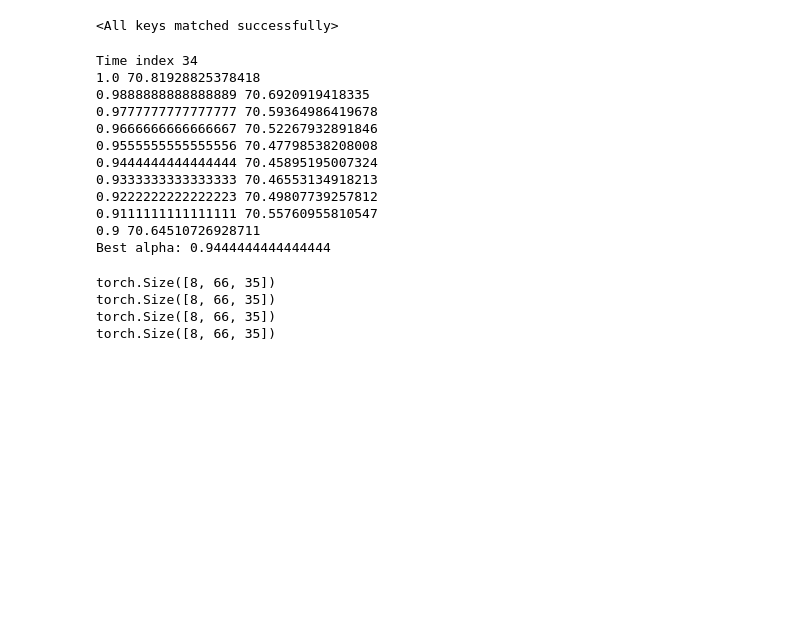
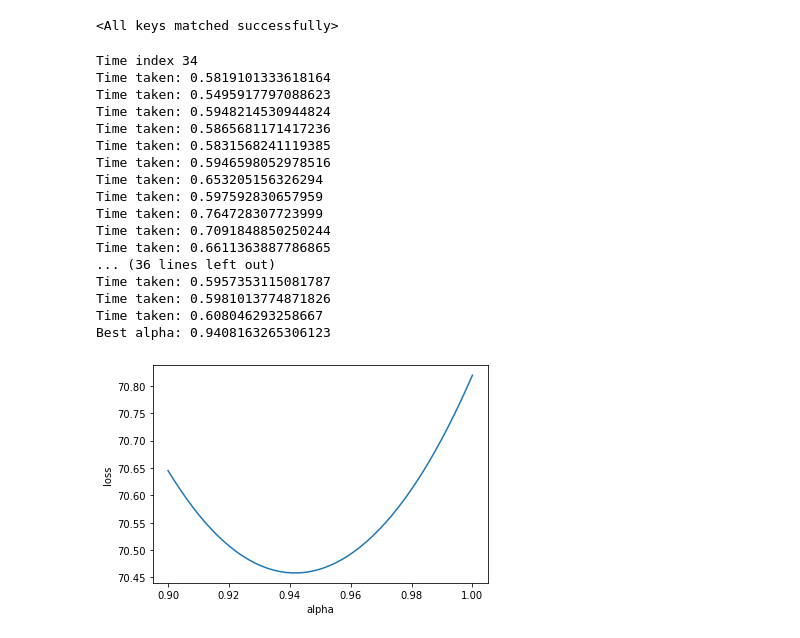
Before and after one commit to tileb1/LearnTrajDep, a Jupyter notebook: 2_models.ipynb, the cells around one changed output. Saved outputs shown, nothing was run; the diff lists cells and outputs as text; code cells hidden in the pictures; blank space fills up the shorter version.

```diff
--- a/2_models.ipynb
+++ b/2_models.ipynb
@@ -114,45 +114,47 @@ model.load_state_dict(GCN2_state_dict)
 from main_3d import my_evaluate
 import time
 # %%
-best_alpha_vec = torch.zeros(1, 1, 35).float()
-
+alpha_to_plot = []
+y_to_plot = []
 for time_index in range(34, 35):
     print("Time index {}".format(time_index))
     best_alpha, min_err = 0, 1e9
-    for a in reversed(np.linspace(0.9, 1, 10)):
+    for a in reversed(np.linspace(0.9, 1, 50)):
         start = time.time()
         tmp = 0
         for act in ['walking', 'eating', 'smoking', 'discussion']:
             err_3d = my_evaluate(test_data[act], model, train_dataset.dim_used, opt, alpha=a, j=24, dim=time_index)
             tmp += err_3d
         avg = tmp / len(['walking', 'eating', 'smoking', 'discussion'])
-        print(a, avg)
         if avg < min_err:
             min_err = avg
             best_alpha = a
-#         print('Time taken: {}'.format(time.time()-start))
+        print('Time taken: {}'.format(time.time()-start))
+        alpha_to_plot.append(a)
+        y_to_plot.append(avg)
     print('Best alpha: {}'.format(best_alpha))
-#     best_alpha_vec[time_index] = best_alpha
+    print()
 
-    print()
+plt.plot(alpha_to_plot, y_to_plot)
+plt.xlabel('alpha')
+plt.ylabel('loss')
+plt.show()
 # %% [output]
 Time index 34
-1.0 70.81928825378418
-0.9888888888888889 70.6920919418335
-0.9777777777777777 70.59364986419678
-0.9666666666666667 70.52267932891846
-0.9555555555555556 70.47798538208008
-0.9444444444444444 70.45895195007324
-0.9333333333333333 70.46553134918213
-0.9222222222222223 70.49807739257812
-0.9111111111111111 70.55760955810547
-0.9 70.64510726928711
-Best alpha: 0.9444444444444444
+Time taken: 0.5819101333618164
+Time taken: 0.5495917797088623
+Time taken: 0.5948214530944824
+Time taken: 0.5865681171417236
+Time taken: 0.5831568241119385
+Time taken: 0.5946598052978516
+Time taken: 0.653205156326294
+Time taken: 0.597592830657959
+Time taken: 0.764728307723999
+Time taken: 0.7091848850250244
+Time taken: 0.6611363887786865
+... (36 lines left out)
+Time taken: 0.5957353115081787
+Time taken: 0.5981013774871826
+Time taken: 0.608046293258667
+Best alpha: 0.9408163265306123
+[figure, added]
-# %%
-for act in ['walking', 'eating', 'smoking', 'discussion']:
-    print(next(iter(test_data[act]))[0].shape)
-# %% [output]
-torch.Size([8, 66, 35])
-torch.Size([8, 66, 35])
-torch.Size([8, 66, 35])
-torch.Size([8, 66, 35])
```
Also changed, not shown: parts of 3 cells of this notebook.
